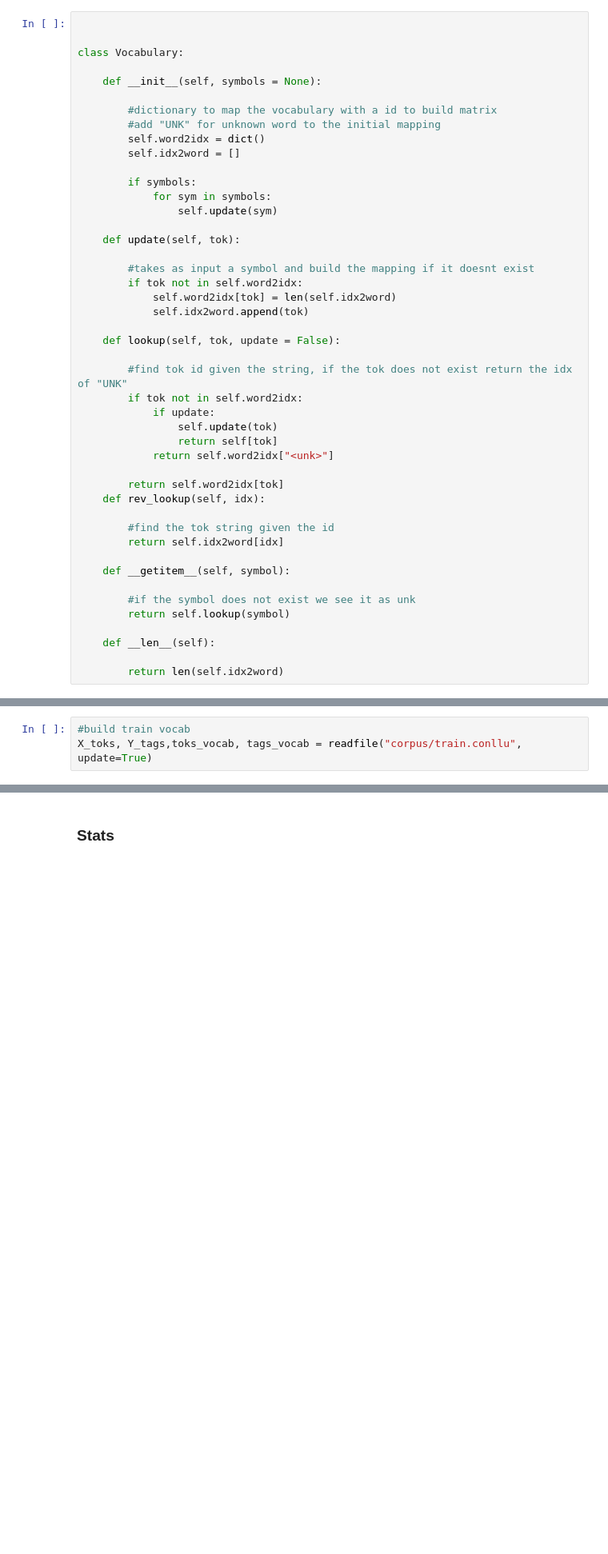
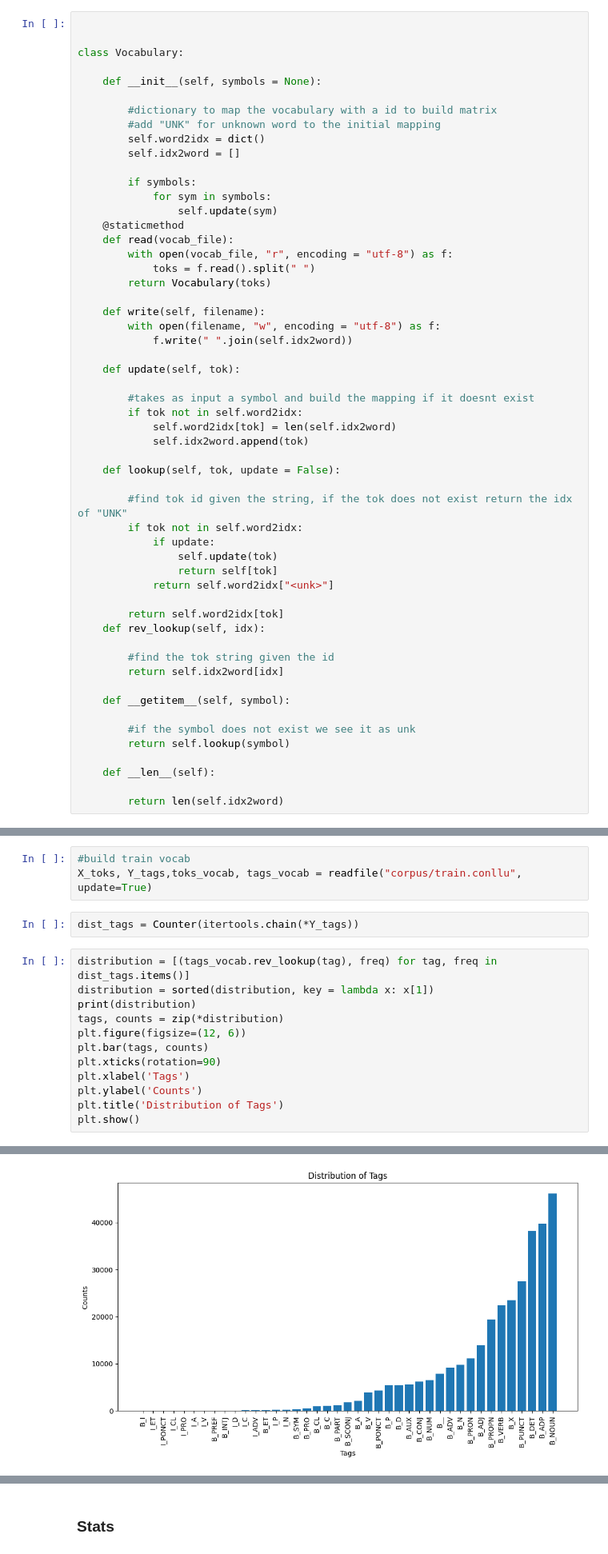
Before and after one commit to CoCorooxin/MWE-classifier, a Jupyter notebook: mwe_classifier.ipynb, the cells around one changed output, grey strips where cells are left out. Shown at 80% size. Saved outputs shown, nothing was run; the diff lists cells and outputs as text; blank space fills up the shorter version.

```diff
--- a/mwe_classifier.ipynb
+++ b/mwe_classifier.ipynb
@@ -24,6 +27,15 @@ class Vocabulary:
         if symbols:
             for sym in symbols:
                 self.update(sym)
+    @staticmethod
+    def read(vocab_file):
+        with open(vocab_file, "r", encoding = "utf-8") as f:
+            toks = f.read().split(" ")
+        return Vocabulary(toks)
+
+    def write(self, filename):
+        with open(filename, "w", encoding = "utf-8") as f:
+            f.write(" ".join(self.idx2word))
 
     def update(self, tok):
 
@@ -111,3 +123,18 @@ def readfile(filename, update = False, toks_vocab=Vocabulary(["<unk>", "<bos>",
 # %%
 #build train vocab
 X_toks, Y_tags,toks_vocab, tags_vocab = readfile("corpus/train.conllu", update=True)
+# %%
+dist_tags = Counter(itertools.chain(*Y_tags))
+# %%
+distribution = [(tags_vocab.rev_lookup(tag), freq) for tag, freq in dist_tags.items()]
+distribution = sorted(distribution, key = lambda x: x[1])
+print(distribution)
+tags, counts = zip(*distribution)
+plt.figure(figsize=(12, 6))
+plt.bar(tags, counts)
+plt.xticks(rotation=90)
+plt.xlabel('Tags')
+plt.ylabel('Counts')
+plt.title('Distribution of Tags')
+plt.show()
+# %% [output]
@@ -114,3 +142,4 @@ X_toks, Y_tags,toks_vocab, tags_vocab = readfile("corpus/train.conllu", update=T
+[figure, added]
 # %%
 class MWEDataset (Dataset):
 
```
Also changed, not shown: parts of 20 cells of this notebook, 14 other files.
